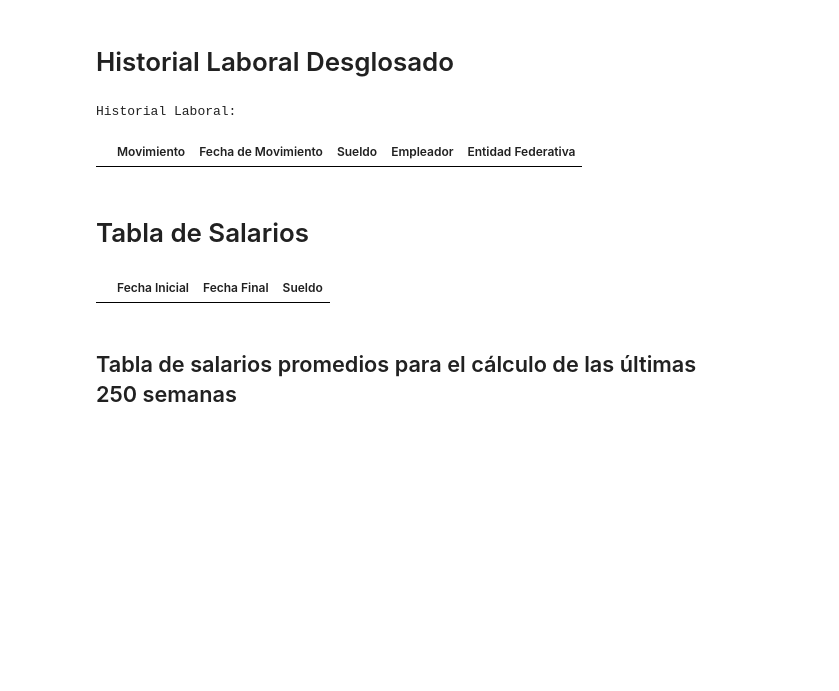
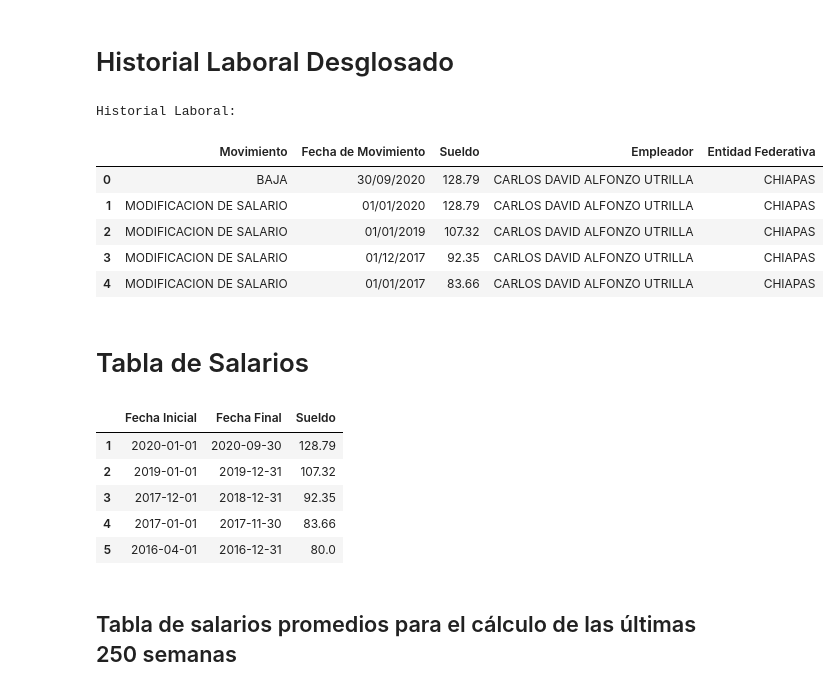
Before and after one commit to Alfonzo1114/streamlit, a Jupyter notebook: Pensiones_V2.ipynb, the cells around one changed output. Saved outputs shown, nothing was run; the diff lists cells and outputs as text; code cells hidden in the pictures; blank space fills up the shorter version.

```diff
--- a/Pensiones_V2.ipynb
+++ b/Pensiones_V2.ipynb
@@ -16,9 +16,9 @@ def file_path_fcn(file_path=None):
         file_path = 'REPORTES/LUPITA.pdf'
     return file_path
 
-file_path ='REPORTES/GONZALO.pdf'
+# file_path ='REPORTES/GONZALO.pdf'
 
-file_path = file_path_fcn(file_path)
+file_path = file_path_fcn()
 # %%
 def pdf_a_texto(file_path):
     '''Conversion del pdf a texto'''
@@ -658,7 +530,6 @@ def HistorialLaboralTabla(texto):
     for start, end in zip(Inicio, Final):
         substring = texto[start + len(BloqueInicio):end].strip()
         output = [line.strip() for line in substring.splitlines() if len(line.strip()) > 1]
-        print('step')
         HistoriaLaboral.append(output)
 
     # Initialize an empty DataFrame for the final table
@@ -714,45 +585,59 @@ def HistorialLaboralDesglosada_fcn(texto, tieneVigencia, FechasUltimaBaja):
         if idx not in Bajas:
             FechaFinal[idx] =  FechaFinal[idx] - timedelta(days=1)
 
 
     FechaFinal = np.roll(FechaFinal, 1)
 
     if tieneVigencia:
         FechaFinal[0] = FechasUltimaBaja
 
     HistoriaLaboralDesglosada = HistoriaLaboralTable.copy()
     HistoriaLaboralDesglosada['Fecha Final'] = FechaFinal
     HistoriaLaboralDesglosada.drop(Bajas, inplace=True)
     HistoriaLaboralDesglosada = HistoriaLaboralDesglosada.rename(columns={"Fecha de Movimiento": "Fecha Inicial"})
 
     HistoriaLaboralDesglosada["Fecha Inicial"] = pd.to_datetime(HistoriaLaboralDesglosada["Fecha Inicial"], format='%d/%m/%Y')
 
     HistoriaLaboralDesglosada["Fecha Inicial"] = HistoriaLaboralDesglosada["Fecha Inicial"] + timedelta(days = 1)
     # Move the column "FechaFinal" to be after "FechaInicial"
     cols = list(HistoriaLaboralDesglosada.columns)
     cols.insert(cols.index("Fecha Inicial") + 1, cols.pop(cols.index("Fecha Final")))
     HistoriaLaboralDesglosada = HistoriaLaboralDesglosada[cols]
+    # We will change the date format for the column "Fecha Inicial"
+    HistoriaLaboralDesglosada['Fecha Inicial'] = pd.to_datetime(HistoriaLaboralDesglosada['Fecha Inicial'], format='%d/%m/%Y').dt.date
     return HistoriaLaboralDesglosada
 
 HistoriaLaboralTable = HistorialLaboralDesglosada_fcn(texto, tieneVigencia, FechasUltimaBaja)
 
 print("Historial Laboral:")
 HistoriaLaboralTable_str.head()
 # %% [output]
 Historial Laboral:
 |  | Movimiento | Fecha de Movimiento | Sueldo | Empleador | Entidad Federativa |
+| 0 | BAJA | 30/09/2020 | 128.79 | CARLOS DAVID ALFONZO UTRILLA | CHIAPAS |
+| 1 | MODIFICACION DE SALARIO | 01/01/2020 | 128.79 | CARLOS DAVID ALFONZO UTRILLA | CHIAPAS |
+| 2 | MODIFICACION DE SALARIO | 01/01/2019 | 107.32 | CARLOS DAVID ALFONZO UTRILLA | CHIAPAS |
+| 3 | MODIFICACION DE SALARIO | 01/12/2017 | 92.35 | CARLOS DAVID ALFONZO UTRILLA | CHIAPAS |
+| 4 | MODIFICACION DE SALARIO | 01/01/2017 | 83.66 | CARLOS DAVID ALFONZO UTRILLA | CHIAPAS |
 # %% [markdown]
 # Tabla de Salarios
 # %%
 def salario_promedio_250tabla(HistoriaLaboralDesglosada):
     salario_promedio_250 = HistoriaLaboralDesglosada[["Fecha Inicial", "Fecha Final", "Sueldo"]]
     salario_promedio_250 = salario_promedio_250.sort_values(by=["Fecha Inicial", "Fecha Final"], ascending=[False, False])
+    # We will change the date format for the first column
+    salario_promedio_250['Fecha Inicial'] = pd.to_datetime(salario_promedio_250['Fecha Inicial'], format='%d/%m/%Y').dt.date
     return salario_promedio_250
 
 tabla_salarios = salario_promedio_250tabla(HistoriaLaboralTable)
 tabla_salarios.head()
 # %% [output]
 |  | Fecha Inicial | Fecha Final | Sueldo |
+| 1 | 2020-01-01 | 2020-09-30 | 128.79 |
+| 2 | 2019-01-01 | 2019-12-31 | 107.32 |
+| 3 | 2017-12-01 | 2018-12-31 | 92.35 |
+| 4 | 2017-01-01 | 2017-11-30 | 83.66 |
+| 5 | 2016-04-01 | 2016-12-31 | 80.0 |
 # %% [markdown]
 ## Tabla de salarios promedios para el cálculo de las últimas 250 semanas
 # %%
```
Also changed, not shown: parts of 11 cells of this notebook, 7 other files.
